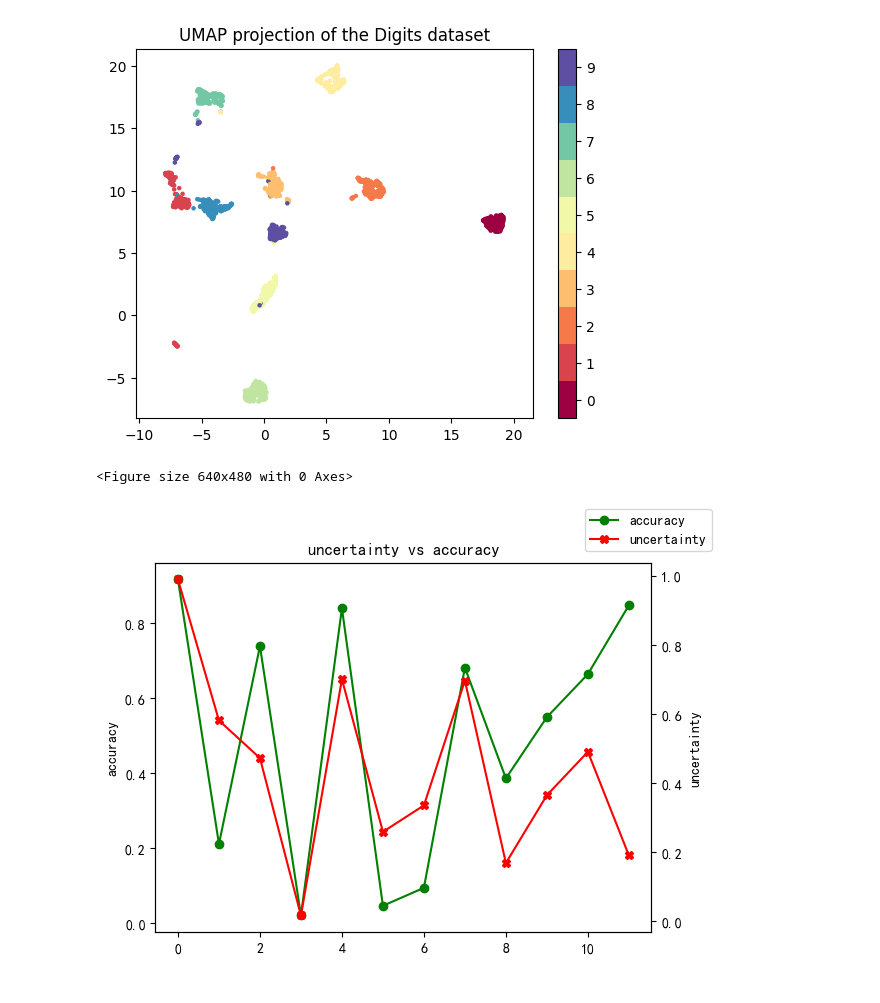
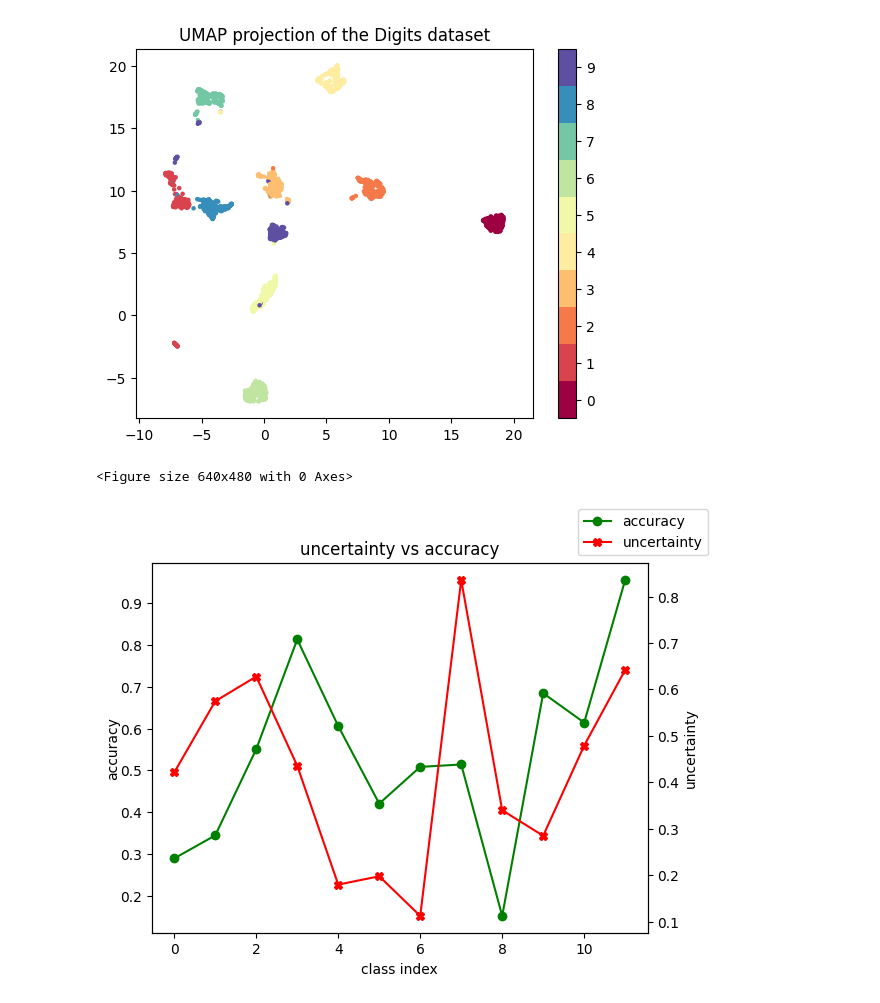
Before and after one commit to Auditor1234/myo_semg, a Jupyter notebook: visualization.ipynb, the cells around one changed output. Saved outputs shown, nothing was run; the diff lists cells and outputs as text; code cells hidden in the pictures.

```diff
--- a/visualization.ipynb
+++ b/visualization.ipynb
@@ -378,22 +378,23 @@ plt.plot(acc)
 # %%
 import matplotlib.pyplot as plt
 import numpy as np
 
 plt.clf()
 
 x_label = list(range(12))
 acc = np.random.rand(12)
 fig, ax1 = plt.subplots()
 ax1.plot(x_label, acc, label='accuracy', color='green', linestyle='-',marker='o')
-ax1.set_ylabel("accuracy", labelpad=5)
+ax1.set_ylabel("accuracy", labelpad=0)
+ax1.set_xlabel('class index')
 
 uncertainty = np.random.rand(12)
 ax2 = ax1.twinx()
 ax2.plot(x_label, uncertainty, label='uncertainty', color='red', linestyle='-',marker='X')
-ax2.set_ylabel("uncertainty", labelpad=5)
+ax2.set_ylabel("uncertainty", labelpad=3)
 fig.legend(loc="upper right")
 plt.title('uncertainty vs accuracy')
 plt.show()
 # %% [output]
 <Figure size 640x480 with 0 Axes>
-[figure, old version]
+[figure, new version]
```
Also changed, not shown: parts of 1 cell of this notebook, 9 other files.
